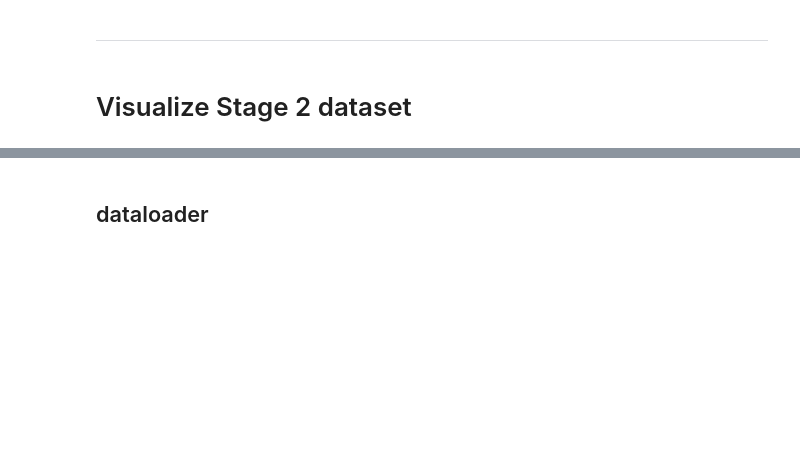
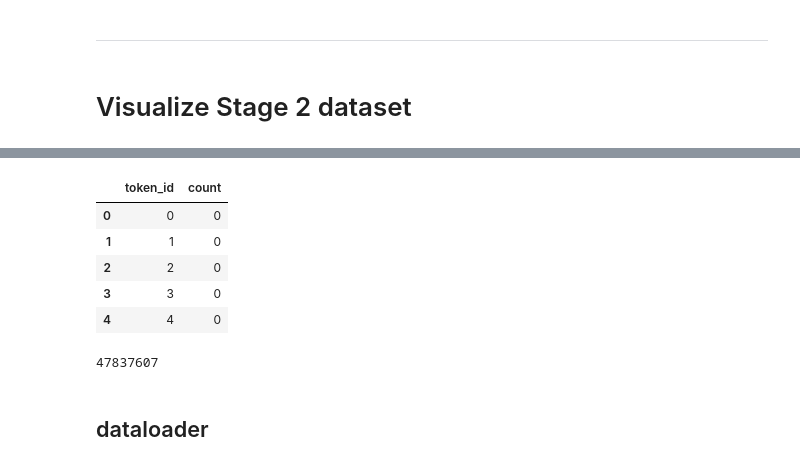
Before and after one commit to potpov/VectorGrimoire, a Jupyter notebook: visualizations.ipynb, the cells around one changed output, grey strips where cells are left out. Drawn from its saved outputs; the diff is of its cells as text; code cells hidden in the pictures; blank space fills up the shorter version.

```diff
--- a/visualizations.ipynb
+++ b/visualizations.ipynb
@@ -406,0 +522,16 @@ from svg_fixing import get_fixed_svg_drawing, get_fixed_svg_render
+# %%
+binc = np.bincount(all_stroke_tokens)
+# %%
+bin_df = pd.DataFrame({"token_id":range(len(binc)), "count":binc})
+bin_df.head()
+# %% [output]
+|  | token_id | count |
+| 0 | 0 | 0 |
+| 1 | 1 | 0 |
+| 2 | 2 | 0 |
+| 3 | 3 | 0 |
+| 4 | 4 | 0 |
+# %%
+bin_df["count"].sum()
+# %% [output]
+47837607
```
Also changed, not shown: parts of 22 cells of this notebook, 39 other files.
